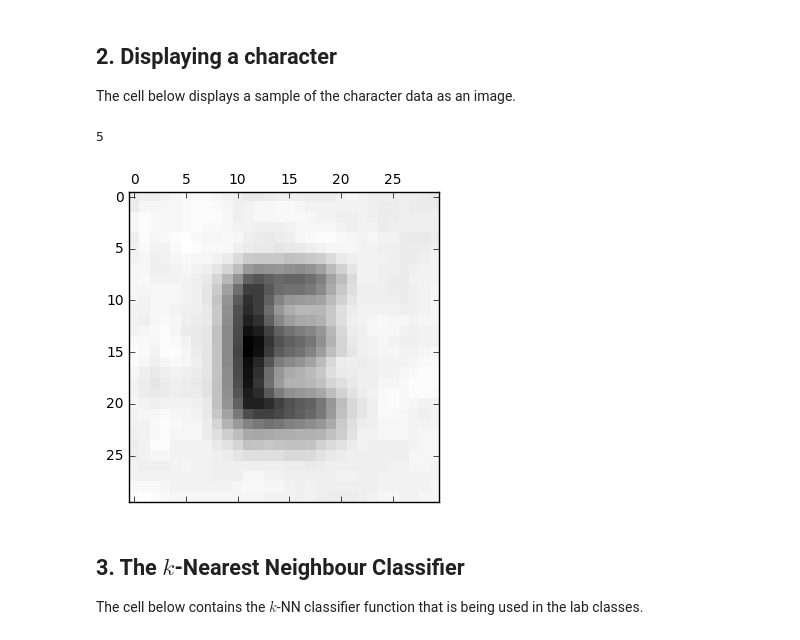
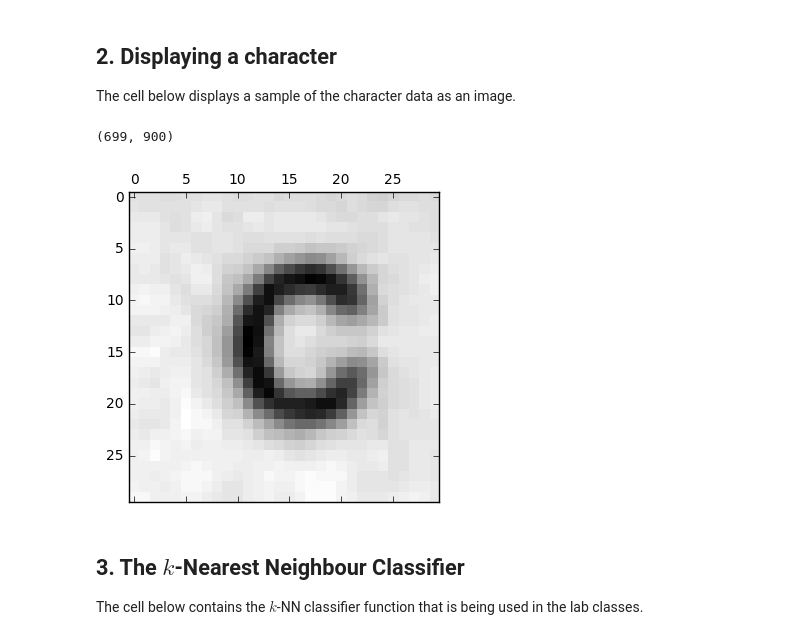
Before and after one commit to jcdhan1/assignment2, a Jupyter notebook: assignment2.ipynb, the cells around one changed output. Cells and saved outputs as stored; diff of their text form; code cells hidden in the pictures.

```diff
--- a/assignment2.ipynb
+++ b/assignment2.ipynb
@@ -23,17 +23,16 @@ The cell below displays a sample of the character data as an image.
 # %%
 import matplotlib.pyplot as plt
 import matplotlib.cm as cm
 import numpy as np
 %matplotlib inline
 
-n = 1 # Select the 18th sample
+n = 18 # Select the 18th sample
 pixels = train_data[n, :]
 plt.matshow(np.reshape(pixels, (30, 30), order='F'), cmap=cm.gray)
-
-print(train_labels[n])
+print (train_data.shape)
 # %% [output]
-5
+(699, 900)
-[figure, old version]
+[figure, new version]
 # %% [markdown]
 ## 3. The $k$-Nearest Neighbour Classifier
 
```
Also changed, not shown: parts of 22 cells of this notebook, 2 other files.
